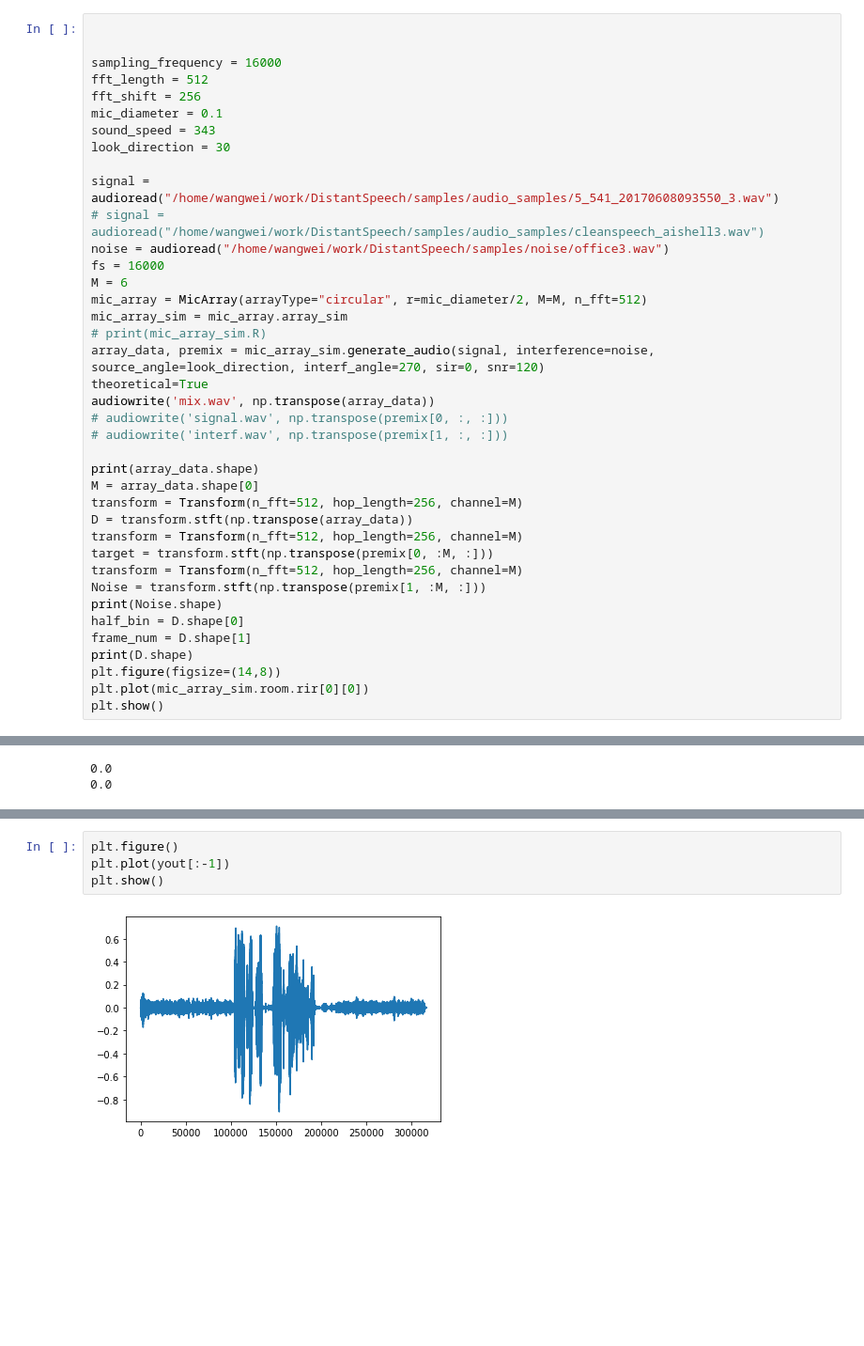
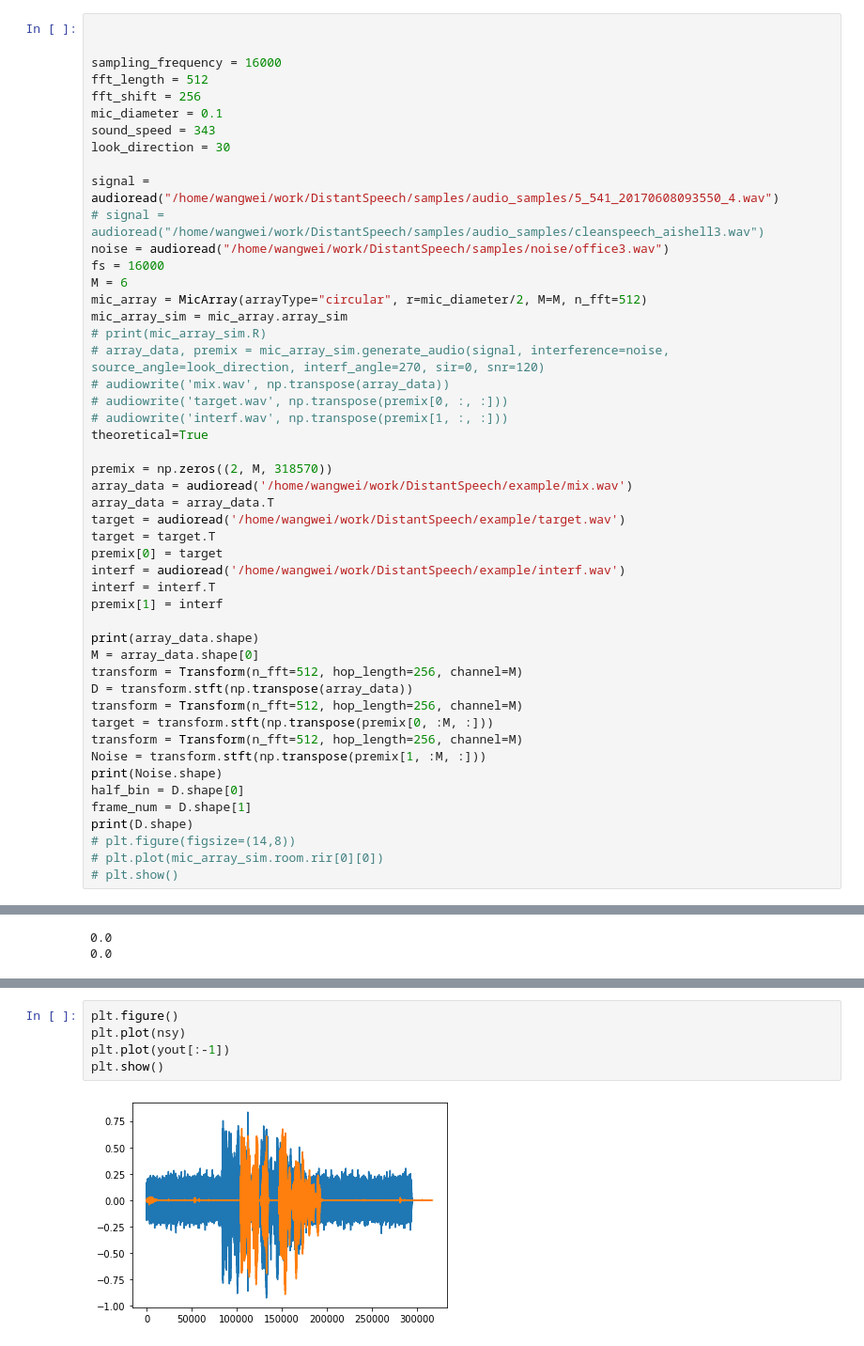
Before and after one commit to wangwei2009/DistantSpeech, a Jupyter notebook: example/mcspp.ipynb, the cells around one changed output, grey strips where cells are left out. Shown at 94% size. Saved outputs shown, nothing was run; the diff lists cells and outputs as text; blank space fills up the shorter version.

```diff
--- a/example/mcspp.ipynb
+++ b/example/mcspp.ipynb
@@ -42,7 +40,7 @@ mic_diameter = 0.1
 sound_speed = 343
 look_direction = 30
 
-signal = audioread("/home/wangwei/work/DistantSpeech/samples/audio_samples/5_541_20170608093550_3.wav")
+signal = audioread("/home/wangwei/work/DistantSpeech/samples/audio_samples/5_541_20170608093550_4.wav")
 # signal = audioread("/home/wangwei/work/DistantSpeech/samples/audio_samples/cleanspeech_aishell3.wav")
 noise = audioread("/home/wangwei/work/DistantSpeech/samples/noise/office3.wav")
 fs = 16000
@@ -50,11 +48,21 @@ M = 6
 mic_array = MicArray(arrayType="circular", r=mic_diameter/2, M=M, n_fft=512)
 mic_array_sim = mic_array.array_sim
 # print(mic_array_sim.R)
-array_data, premix = mic_array_sim.generate_audio(signal, interference=noise, source_angle=look_direction, interf_angle=270, sir=0, snr=120)
+# array_data, premix = mic_array_sim.generate_audio(signal, interference=noise, source_angle=look_direction, interf_angle=270, sir=0, snr=120)
+# audiowrite('mix.wav', np.transpose(array_data))
+# audiowrite('target.wav', np.transpose(premix[0, :, :]))
+# audiowrite('interf.wav', np.transpose(premix[1, :, :]))
 theoretical=True
-audiowrite('mix.wav', np.transpose(array_data))
-# audiowrite('signal.wav', np.transpose(premix[0, :, :]))
-# audiowrite('interf.wav', np.transpose(premix[1, :, :]))
+
+premix = np.zeros((2, M, 318570))
+array_data = audioread('/home/wangwei/work/DistantSpeech/example/mix.wav')
+array_data = array_data.T
+target = audioread('/home/wangwei/work/DistantSpeech/example/target.wav')
+target = target.T
+premix[0] = target
+interf = audioread('/home/wangwei/work/DistantSpeech/example/interf.wav')
+interf = interf.T
+premix[1] = interf
 
 print(array_data.shape)
 M = array_data.shape[0]
@@ -68,7 +76,7 @@ print(Noise.shape)
 half_bin = D.shape[0]
 frame_num = D.shape[1]
 print(D.shape)
-plt.figure(figsize=(14,8))
-plt.plot(mic_array_sim.room.rir[0][0])
-plt.show()
+# plt.figure(figsize=(14,8))
+# plt.plot(mic_array_sim.room.rir[0][0])
+# plt.show()
 # %% [output]
@@ -472,6 +609,7 @@ enh_estoi:0.8602017688316386
 # %%
 plt.figure()
+plt.plot(nsy)
 plt.plot(yout[:-1])
 plt.show()
 # %% [output]
-[figure, old version]
+[figure, new version]
```
Also changed, not shown: parts of 20 cells of this notebook.
